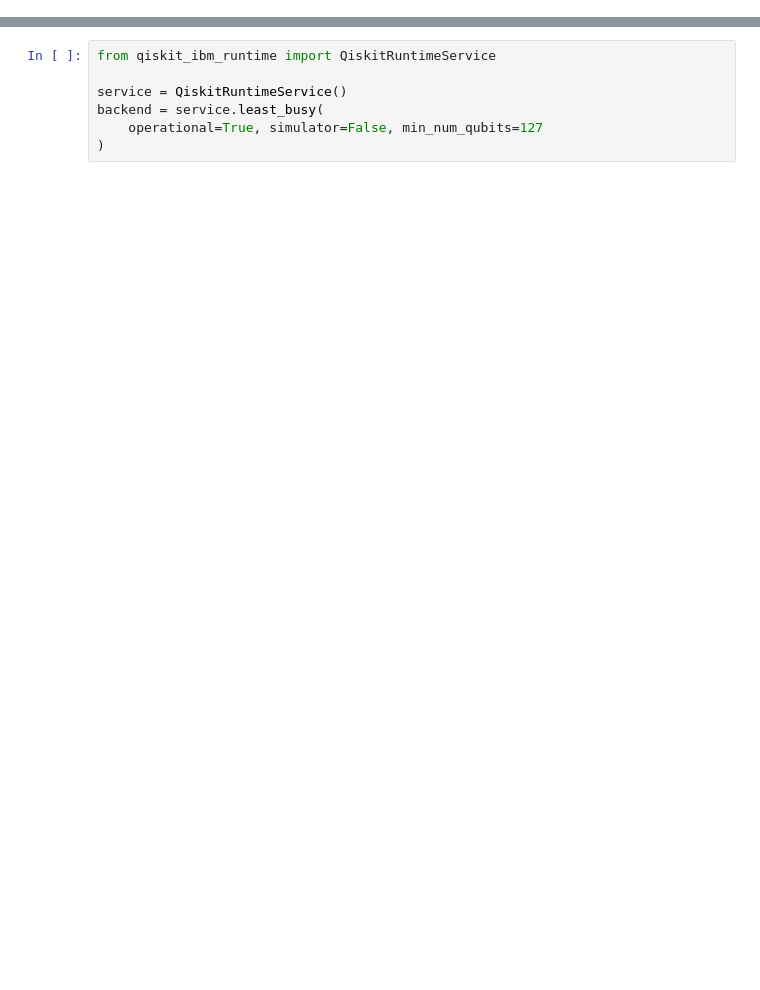
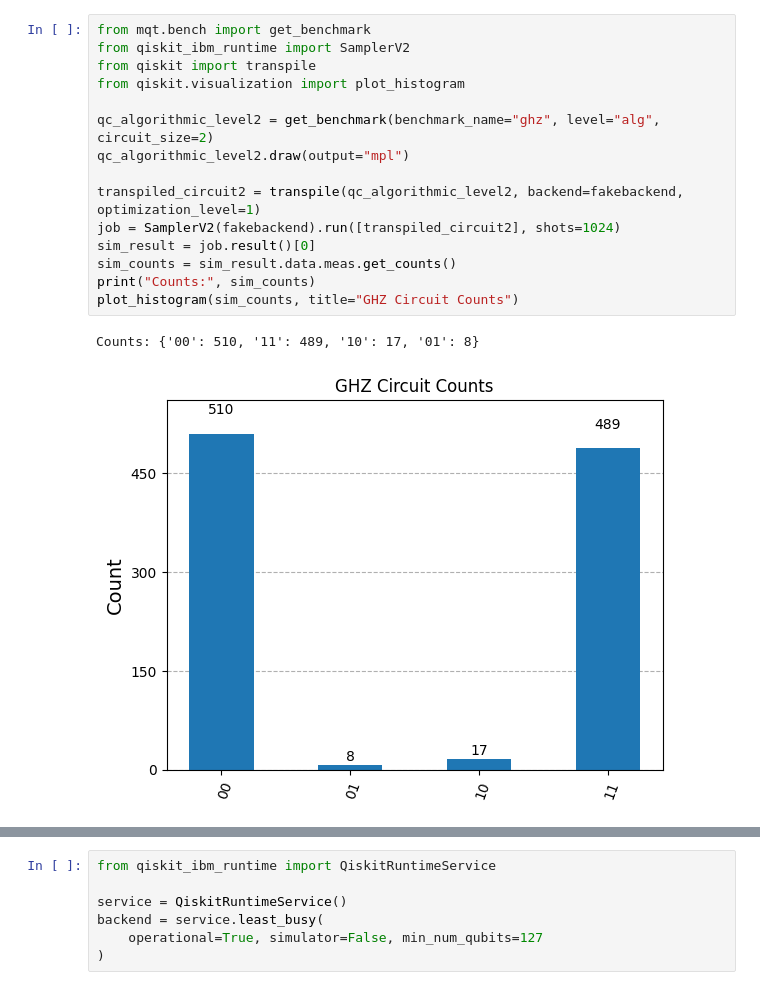
Before and after one commit to MagePro310/Quantum_Simulation_Scheduling_ver1, a Jupyter notebook: qiskit_sampler.ipynb, the cells around one changed output, grey strips where cells are left out. Drawn from its saved outputs; the diff is of its cells as text; blank space fills up the shorter version.

```diff
--- a/qiskit_sampler.ipynb
+++ b/qiskit_sampler.ipynb
@@ -0,0 +23,18 @@
+# %%
+from mqt.bench import get_benchmark
+from qiskit_ibm_runtime import SamplerV2
+from qiskit import transpile
+from qiskit.visualization import plot_histogram
+
+qc_algorithmic_level2 = get_benchmark(benchmark_name="ghz", level="alg", circuit_size=2)
+qc_algorithmic_level2.draw(output="mpl")
+
+transpiled_circuit2 = transpile(qc_algorithmic_level2, backend=fakebackend, optimization_level=1)
+job = SamplerV2(fakebackend).run([transpiled_circuit2], shots=1024)
+sim_result = job.result()[0]
+sim_counts = sim_result.data.meas.get_counts()
+print("Counts:", sim_counts)
+plot_histogram(sim_counts, title="GHZ Circuit Counts")
+# %% [output]
+Counts: {'00': 510, '11': 489, '10': 17, '01': 8}
+[figure, added]
```
Also changed, not shown: parts of 31 cells of this notebook, 8 other files.
